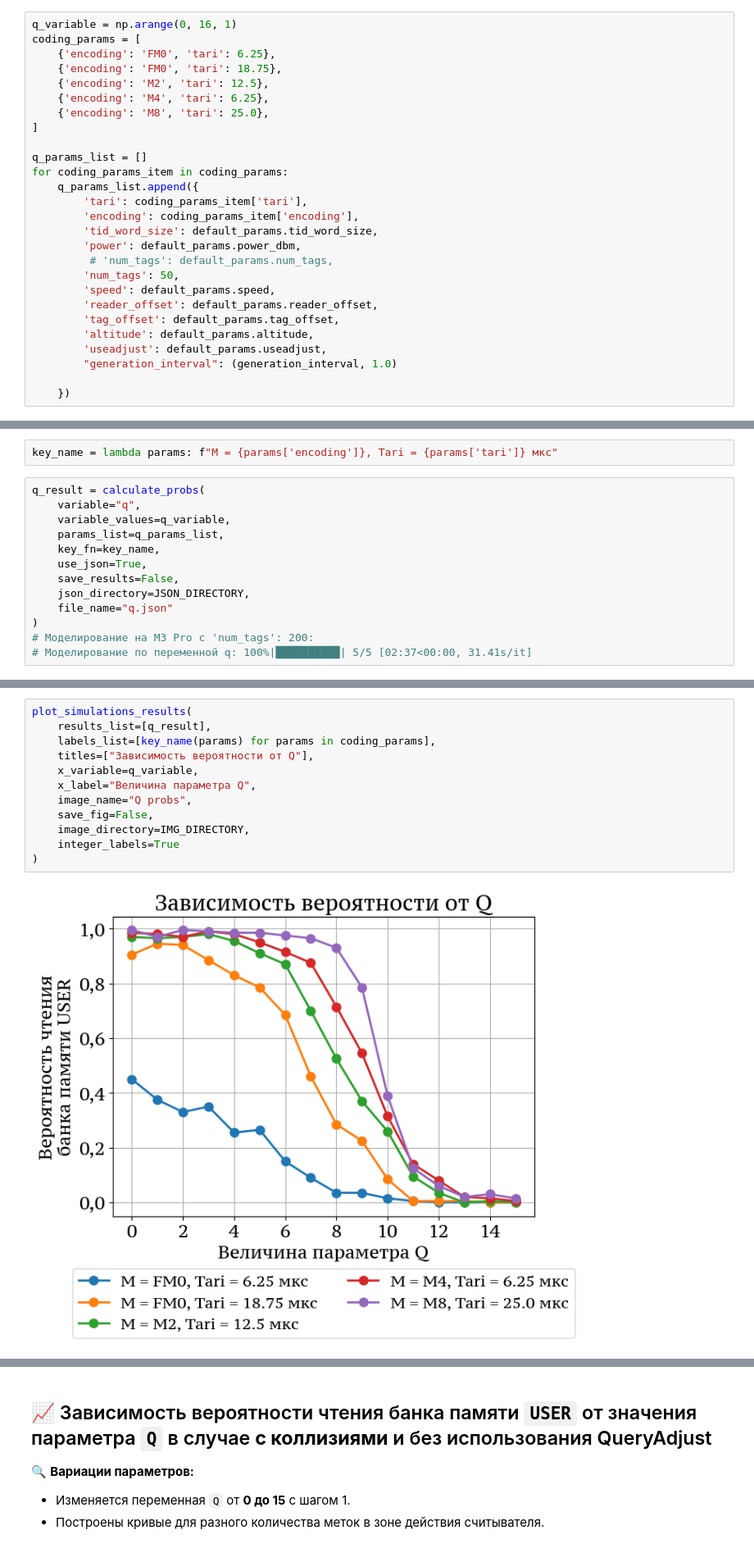
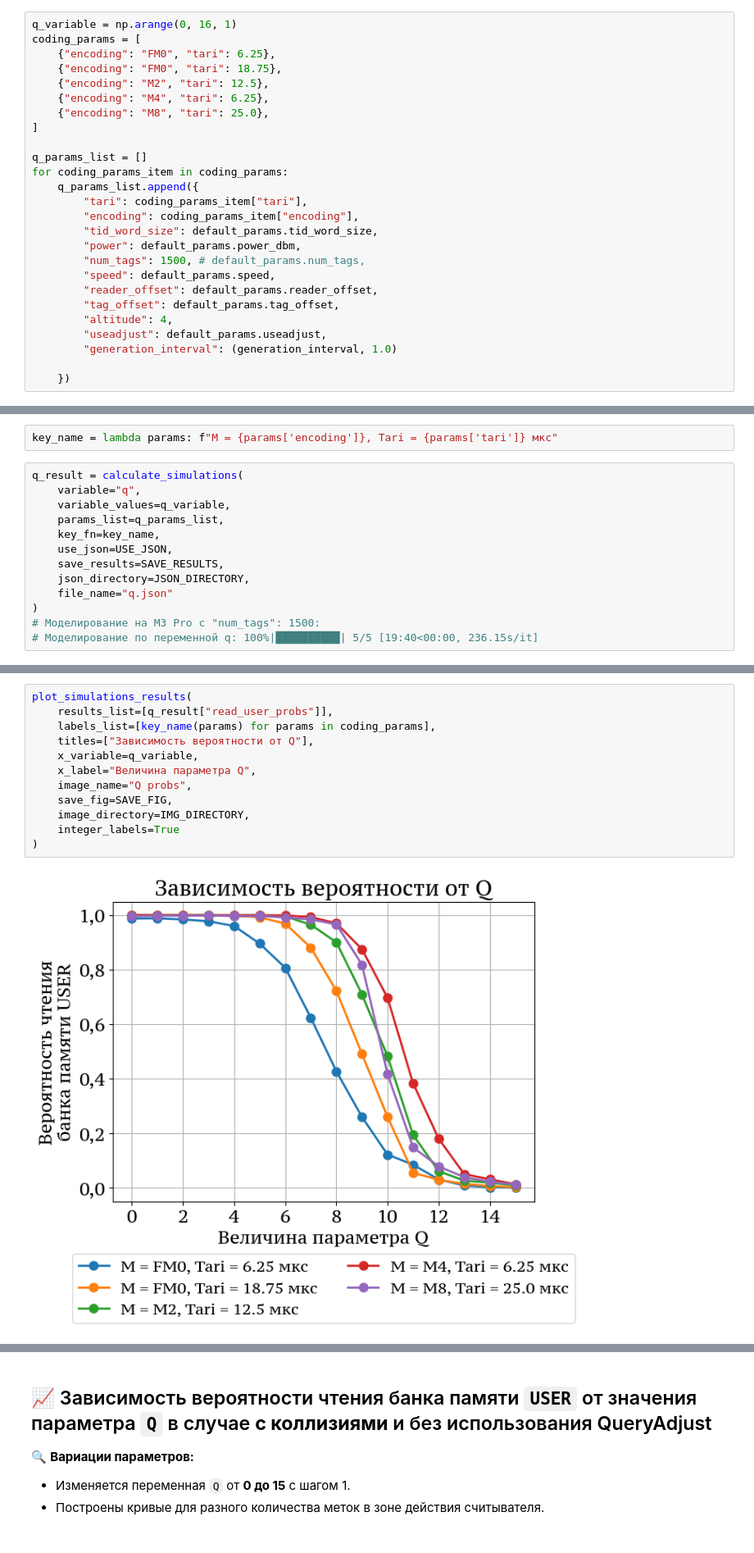
Before and after one commit to VilmenAbramian/simulation, a Jupyter notebook: pysim/experiments/notebooks/rfid_multiple_tag.ipynb, the cells around one changed output, grey strips where cells are left out. Shown at 82% size. Cells and saved outputs as stored; diff of their text form.

```diff
--- a/pysim/experiments/notebooks/rfid_multiple_tag.ipynb
+++ b/pysim/experiments/notebooks/rfid_multiple_tag.ipynb
@@ -34,27 +31,26 @@ JSON_DIRECTORY = "../results/result_jsons/rfid/multiple_tag/"
 # %%
 q_variable = np.arange(0, 16, 1)
 coding_params = [
-    {'encoding': 'FM0', 'tari': 6.25},
-    {'encoding': 'FM0', 'tari': 18.75},
-    {'encoding': 'M2', 'tari': 12.5},
-    {'encoding': 'M4', 'tari': 6.25},
-    {'encoding': 'M8', 'tari': 25.0},
+    {"encoding": "FM0", "tari": 6.25},
+    {"encoding": "FM0", "tari": 18.75},
+    {"encoding": "M2", "tari": 12.5},
+    {"encoding": "M4", "tari": 6.25},
+    {"encoding": "M8", "tari": 25.0},
 ]
 
 q_params_list = []
 for coding_params_item in coding_params:
     q_params_list.append({
-        'tari': coding_params_item['tari'],
-        'encoding': coding_params_item['encoding'],
-        'tid_word_size': default_params.tid_word_size,
-        'power': default_params.power_dbm,
-         # 'num_tags': default_params.num_tags,
-        'num_tags': 50,
-        'speed': default_params.speed,
-        'reader_offset': default_params.reader_offset,
-        'tag_offset': default_params.tag_offset,
-        'altitude': default_params.altitude,
-        'useadjust': default_params.useadjust,
+        "tari": coding_params_item["tari"],
+        "encoding": coding_params_item["encoding"],
+        "tid_word_size": default_params.tid_word_size,
+        "power": default_params.power_dbm,
+        "num_tags": 1500, # default_params.num_tags,
+        "speed": default_params.speed,
+        "reader_offset": default_params.reader_offset,
+        "tag_offset": default_params.tag_offset,
+        "altitude": 4,
+        "useadjust": default_params.useadjust,
         "generation_interval": (generation_interval, 1.0)
 
     })
@@ -63,16 +59,16 @@ for coding_params_item in coding_params:
 # %%
 key_name = lambda params: f"M = {params['encoding']}, Tari = {params['tari']} мкс"
 # %%
-q_result = calculate_probs(
+q_result = calculate_simulations(
     variable="q",
     variable_values=q_variable,
     params_list=q_params_list,
     key_fn=key_name,
-    use_json=True,
-    save_results=False,
+    use_json=USE_JSON,
+    save_results=SAVE_RESULTS,
     json_directory=JSON_DIRECTORY,
     file_name="q.json"
 )
-# Моделирование на M3 Pro с 'num_tags': 200:
-# Моделирование по переменной q: 100%|██████████| 5/5 [02:37<00:00, 31.41s/it]
+# Моделирование на M3 Pro с "num_tags": 1500:
+# Моделирование по переменной q: 100%|██████████| 5/5 [19:40<00:00, 236.15s/it]
 # %% [markdown]
@@ -80,14 +76,14 @@ q_result = calculate_probs(
 # %%
 plot_simulations_results(
-    results_list=[q_result],
+    results_list=[q_result["read_user_probs"]],
     labels_list=[key_name(params) for params in coding_params],
     titles=["Зависимость вероятности от Q"],
     x_variable=q_variable,
     x_label="Величина параметра Q",
     image_name="Q probs",
-    save_fig=False,
+    save_fig=SAVE_FIG,
     image_directory=IMG_DIRECTORY,
     integer_labels=True
 )
 # %% [output]
-[figure, old version]
+[figure, new version]
```
Also changed, not shown: parts of 20 cells of this notebook, 24 other files.
